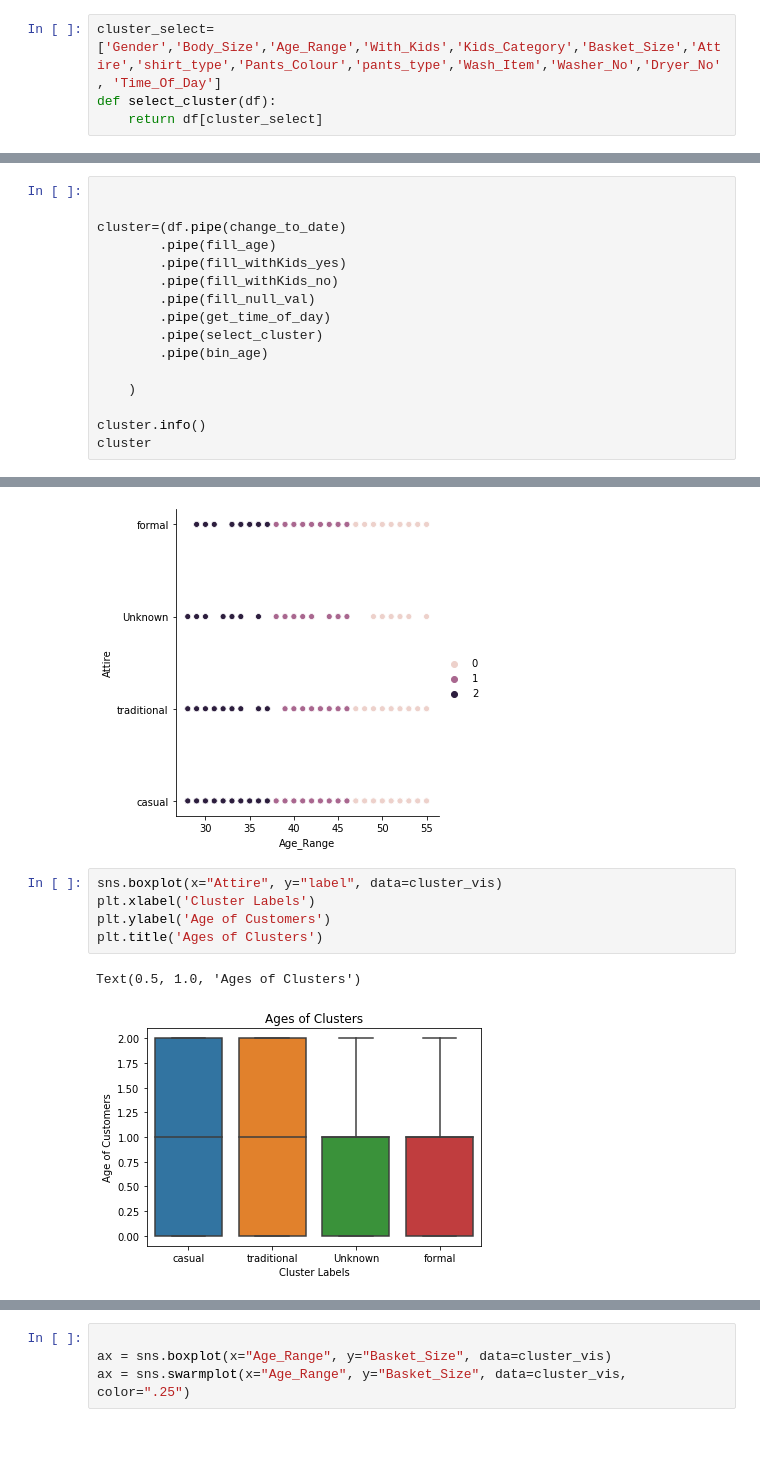
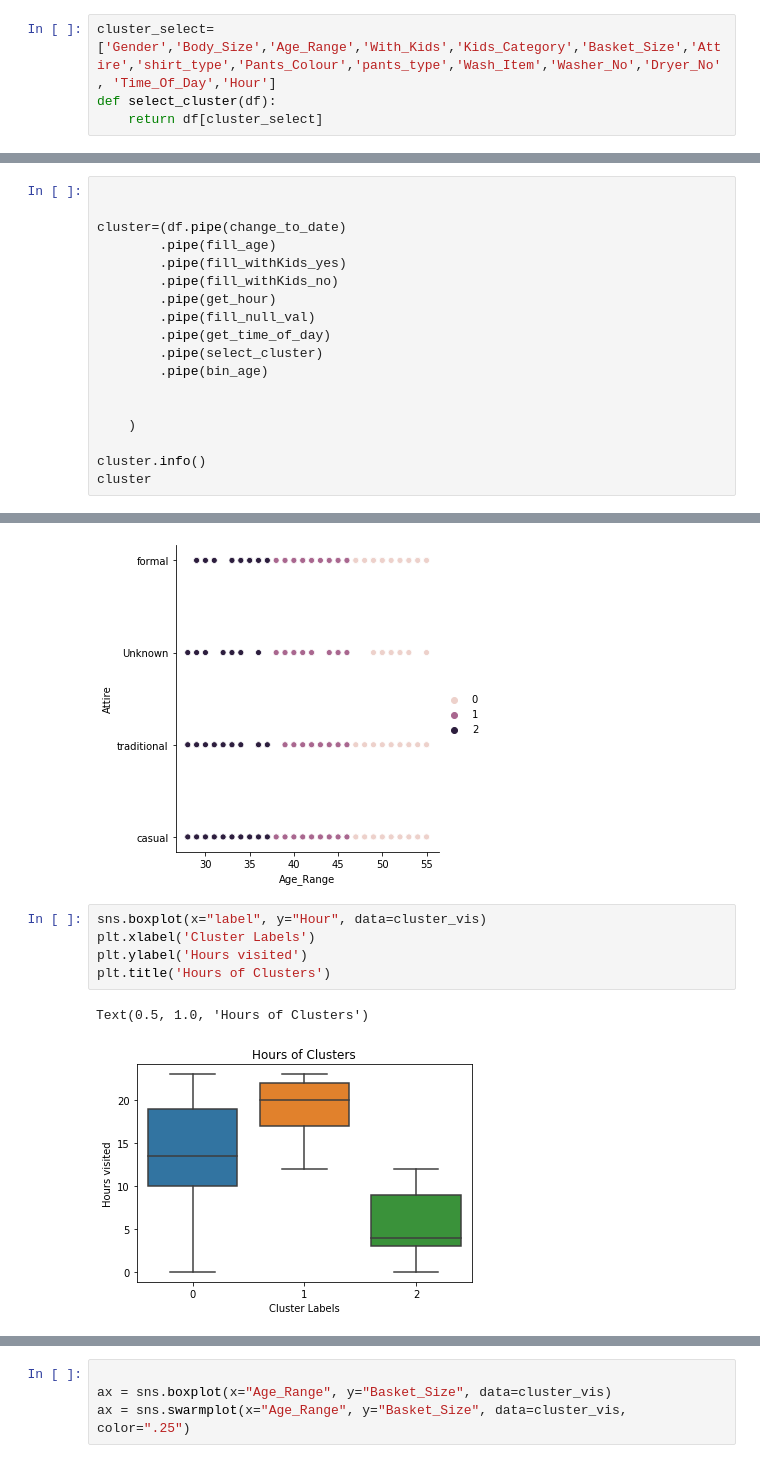
Before and after one commit to CRJoshuaa/Data-Mining-Project, a Jupyter notebook: Project_Dharsh.ipynb, the cells around one changed output, grey strips where cells are left out. Saved outputs shown, nothing was run; the diff lists cells and outputs as text.

Commit message:
hi
boxplot and hours stuff

```diff
--- a/Project_Dharsh.ipynb
+++ b/Project_Dharsh.ipynb
@@ -271,7 +235,7 @@ total = len(df['Race'])
 ## clustering
 ##'Race','Gender' imma remove
 # %%
-cluster_select=['Gender','Body_Size','Age_Range','With_Kids','Kids_Category','Basket_Size','Attire','shirt_type','Pants_Colour','pants_type','Wash_Item','Washer_No','Dryer_No', 'Time_Of_Day']
+cluster_select=['Gender','Body_Size','Age_Range','With_Kids','Kids_Category','Basket_Size','Attire','shirt_type','Pants_Colour','pants_type','Wash_Item','Washer_No','Dryer_No', 'Time_Of_Day','Hour']
 def select_cluster(df):
     return df[cluster_select]
 # %%
@@ -285,11 +249,13 @@ cluster=(df.pipe(change_to_date)
         .pipe(fill_age)
         .pipe(fill_withKids_yes)
         .pipe(fill_withKids_no)
+        .pipe(get_hour)
         .pipe(fill_null_val)
         .pipe(get_time_of_day)
         .pipe(select_cluster)
         .pipe(bin_age)
 
+
     )
 
 cluster.info()
@@ -405,11 +371,11 @@ ax = sns.relplot(x="Age_Range", y="Attire", hue=cluster_vis.label.tolist(), data
 # %% [output]
 [figure]
 # %%
-sns.boxplot(x="Attire", y="label", data=cluster_vis)
+sns.boxplot(x="label", y="Hour", data=cluster_vis)
 plt.xlabel('Cluster Labels')
-plt.ylabel('Age of Customers')
-plt.title('Ages of Clusters')
+plt.ylabel('Hours visited')
+plt.title('Hours of Clusters')
 # %% [output]
-Text(0.5, 1.0, 'Ages of Clusters')
+Text(0.5, 1.0, 'Hours of Clusters')
-[figure, old version]
+[figure, new version]
 # %%
```
Also changed, not shown: parts of 13 cells of this notebook, 1 other file.
